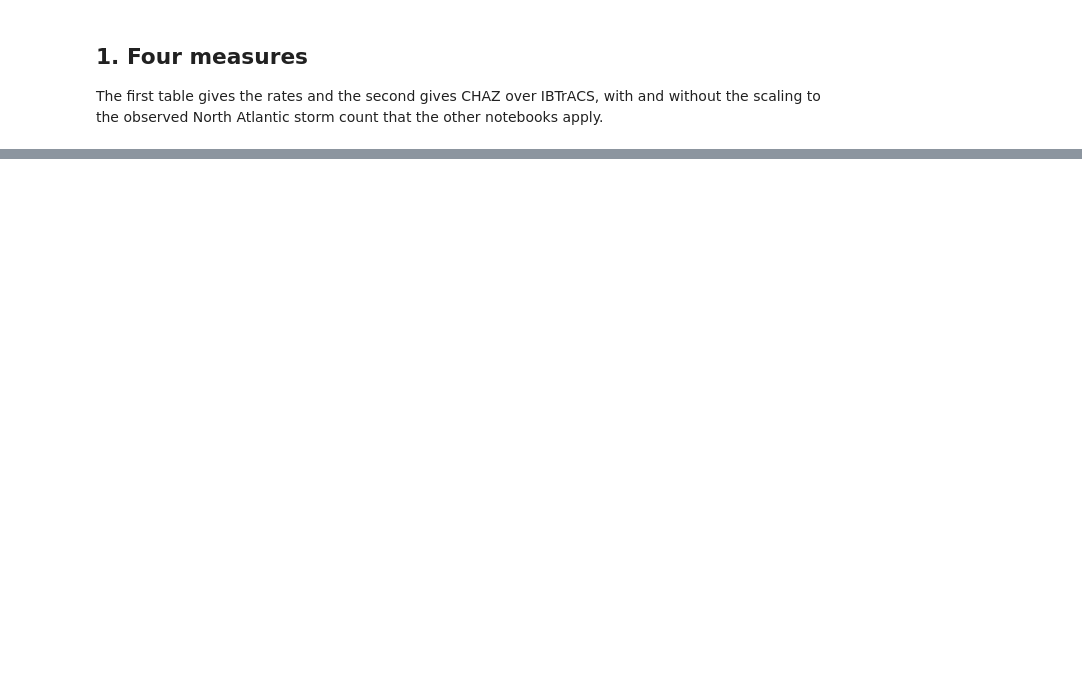
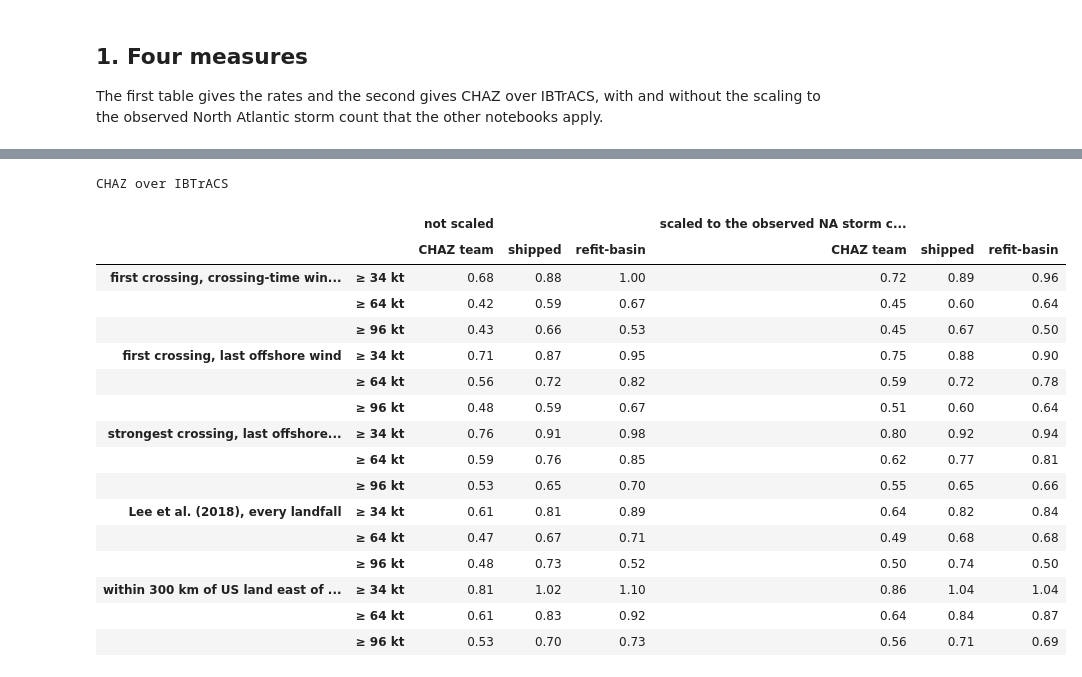
Before and after one commit to carbonplan/ocr-multi-hazard, a Jupyter notebook: docs/methods/hurricane-risk/landfall.ipynb, the cells around one changed output, grey strips where cells are left out. Saved outputs shown, nothing was run; the diff lists cells and outputs as text; code cells hidden in the pictures; blank space fills up the shorter version.

```diff
--- a/docs/methods/hurricane-risk/landfall.ipynb
+++ b/docs/methods/hurricane-risk/landfall.ipynb
@@ -504,0 +87,34 @@ over water is missed (Dorian).
+# %%
+PUBLISHED = 'first crossing, crossing-time wind (Emanuel 2025)'
+FIRST_OFF = 'first crossing, last offshore wind'
+OURS = 'strongest crossing, last offshore wind'
+LEE = 'Lee et al. (2018), every landfall'
+NEAR = f'within {landfall.NEAR_KM:.0f} km of US land east of 105°W'
+COLUMN = {PUBLISHED: 'lf_wind', FIRST_OFF: 'lf_first_offshore_wind', OURS: 'lf_offshore_wind'}
+
+
+def count(table, measure, threshold):
+    """Landfalls at or above `threshold` kt in the landfall rows `table` by `measure`."""
+    if measure in COLUMN:
+        crossing = table.loc[landfall.atlantic_crossing(table), COLUMN[measure]]
+        return int((crossing >= threshold).sum())
+    if measure == LEE:
+        return int(table[f'lee_{threshold}'].sum())
+    return int((table['near_peak'] >= threshold).sum())
+
+
+MEASURES = [PUBLISHED, FIRST_OFF, OURS, LEE, NEAR]
+per_year = pd.DataFrame(
+    {
+        name: {
+            (measure, f'≥ {threshold} kt'): count(table, measure, threshold) / member_years[name]
+            for measure in MEASURES
+            for threshold in THRESHOLDS
+        }
+        for name, table in rows.items()
+    }
+)
+na = pd.Series({name: table['na_ts'].sum() / member_years[name] for name, table in rows.items()})
+pd.concat([per_year, na.to_frame(('North Atlantic tropical storms', '')).T]).style.format(
+    '{:.2f}'
+).set_caption('US Atlantic and Gulf landfalls per year, 1981-2019 (CHAZ: per member-year)')
@@ -504,0 +140,29 @@ over water is missed (Dorian).
+# %%
+ratio = per_year.div(per_year['IBTrACS'], axis=0)
+chaz = [k for k in NAMES if k != 'IBTrACS']
+pd.concat(
+    {
+        'not scaled': ratio[chaz],
+        'scaled to the observed NA storm count': ratio[chaz] * (na['IBTrACS'] / na[chaz]),
+    },
+    axis=1,
+).style.format('{:.2f}').set_caption('CHAZ over IBTrACS')
+# %% [output]
+CHAZ over IBTrACS
+|  |  | not scaled |  |  | scaled to the observed NA storm c... |  |  |
+|  |  | CHAZ team | shipped | refit-basin | CHAZ team | shipped | refit-basin |
+| first crossing, crossing-time win... | ≥ 34 kt | 0.68 | 0.88 | 1.00 | 0.72 | 0.89 | 0.96 |
+|  | ≥ 64 kt | 0.42 | 0.59 | 0.67 | 0.45 | 0.60 | 0.64 |
+|  | ≥ 96 kt | 0.43 | 0.66 | 0.53 | 0.45 | 0.67 | 0.50 |
+| first crossing, last offshore wind | ≥ 34 kt | 0.71 | 0.87 | 0.95 | 0.75 | 0.88 | 0.90 |
+|  | ≥ 64 kt | 0.56 | 0.72 | 0.82 | 0.59 | 0.72 | 0.78 |
+|  | ≥ 96 kt | 0.48 | 0.59 | 0.67 | 0.51 | 0.60 | 0.64 |
+| strongest crossing, last offshore... | ≥ 34 kt | 0.76 | 0.91 | 0.98 | 0.80 | 0.92 | 0.94 |
+|  | ≥ 64 kt | 0.59 | 0.76 | 0.85 | 0.62 | 0.77 | 0.81 |
+|  | ≥ 96 kt | 0.53 | 0.65 | 0.70 | 0.55 | 0.65 | 0.66 |
+| Lee et al. (2018), every landfall | ≥ 34 kt | 0.61 | 0.81 | 0.89 | 0.64 | 0.82 | 0.84 |
+|  | ≥ 64 kt | 0.47 | 0.67 | 0.71 | 0.49 | 0.68 | 0.68 |
+|  | ≥ 96 kt | 0.48 | 0.73 | 0.52 | 0.50 | 0.74 | 0.50 |
+| within 300 km of US land east of ... | ≥ 34 kt | 0.81 | 1.02 | 1.10 | 0.86 | 1.04 | 1.04 |
+|  | ≥ 64 kt | 0.61 | 0.83 | 0.92 | 0.64 | 0.84 | 0.87 |
+|  | ≥ 96 kt | 0.53 | 0.70 | 0.73 | 0.56 | 0.71 | 0.69 |
```
Also changed, not shown: parts of 40 cells of this notebook.
